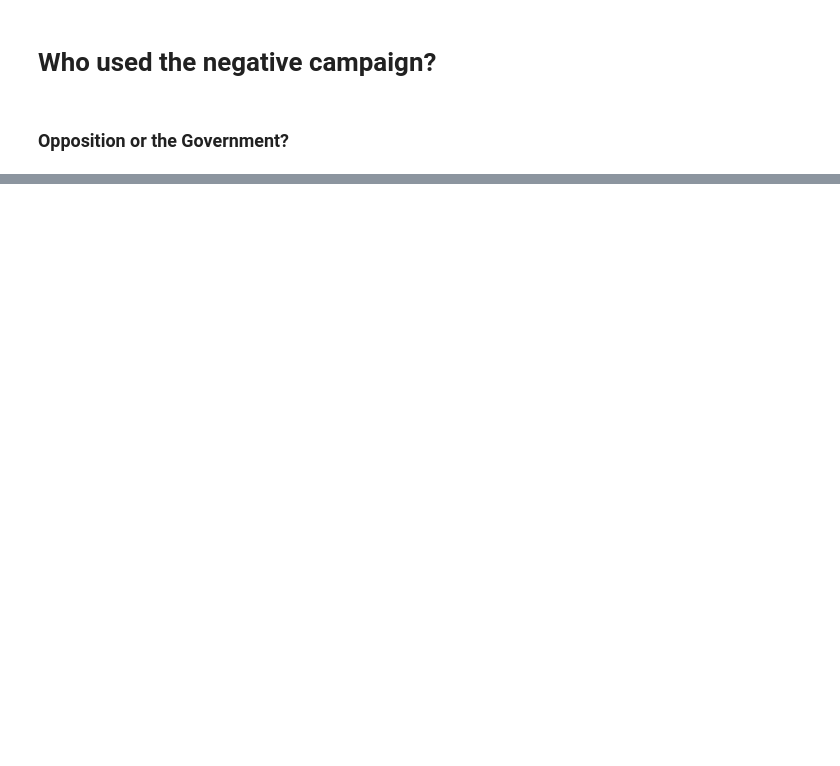
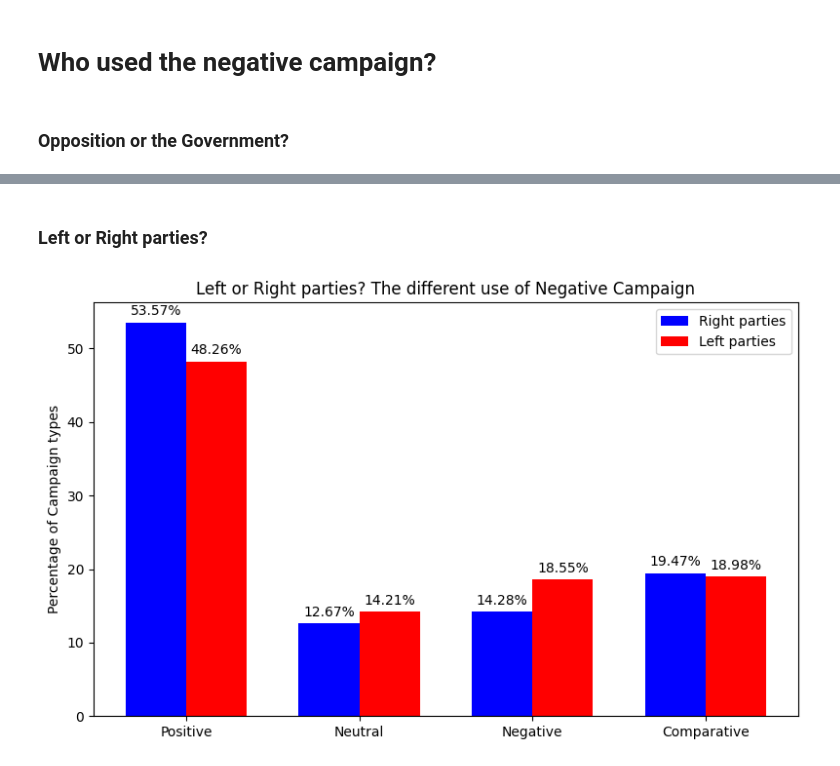
Before and after one commit to SalvatoreRomano1/thesis, a Jupyter notebook: analysis_python/Statistical_Analysis.ipynb, the cells around one changed output, grey strips where cells are left out. Drawn from its saved outputs; the diff is of its cells as text; code cells hidden in the pictures; blank space fills up the shorter version.

```diff
--- a/analysis_python/Statistical_Analysis.ipynb
+++ b/analysis_python/Statistical_Analysis.ipynb
@@ -227,3 +250,45 @@ plt.show()
+# %% [markdown]
+### Left or Right parties?
+# %%
+# The use of negative campaign: Left or Right parties?
+
+index = [ 'Positive', 'Neutral', 'Negative', 'Comparative']
+
+# create the new DB
+a = postDB.loc[postDB['p_dx_sx'] == 'Right parties']
+a = a.groupby(['p_campagna']).count().reindex(index)
+a = a.Count.transform(lambda x: x/x.sum()*100)
+
+b = postDB.loc[postDB['p_dx_sx'] == 'Left parties']
+b = b.groupby(['p_campagna']).count().reindex(index)
+b = b.Count.transform(lambda x: x/x.sum()*100)
+
+# create a figure
+fig, ax = plt.subplots(figsize=(8,5), dpi=100)
+labels = b.index
+
+# add legend
+x = np.arange(len(labels))
+width = 0.35  # the width of the bars
+rects1 = ax.bar(x - width/2, a, width, label='Right parties', color='b',)
+rects2 = ax.bar(x + width/2, b, width, label='Left parties', color='r', )
+
+autolabel_barPC(rects1)
+autolabel_barPC(rects2)
+
+# add labels
+ax.set_ylabel('Percentage of Campaign types')
+ax.set_title('Left or Right parties? The different use of Negative Campaign')
+ax.set_xticks(x)
+ax.set_xticklabels(labels)
+ax.legend()
+
+# plot
+fig.tight_layout()
+#plt.savefig('images/governo.png', dpi=300)
+plt.show()
+# %% [output]
+[figure, added]
 # %%
 
 
```
Also changed, not shown: parts of 15 cells of this notebook.
